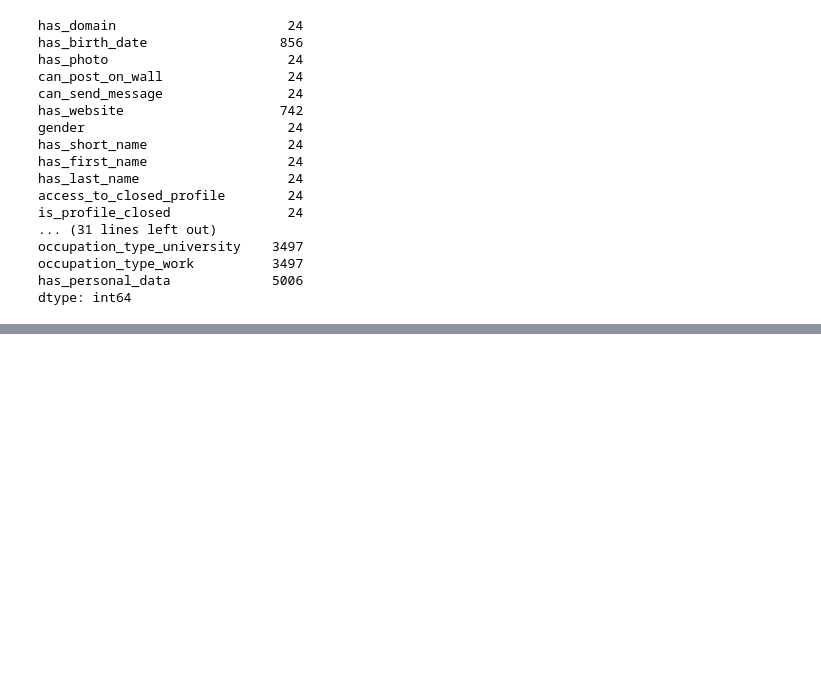
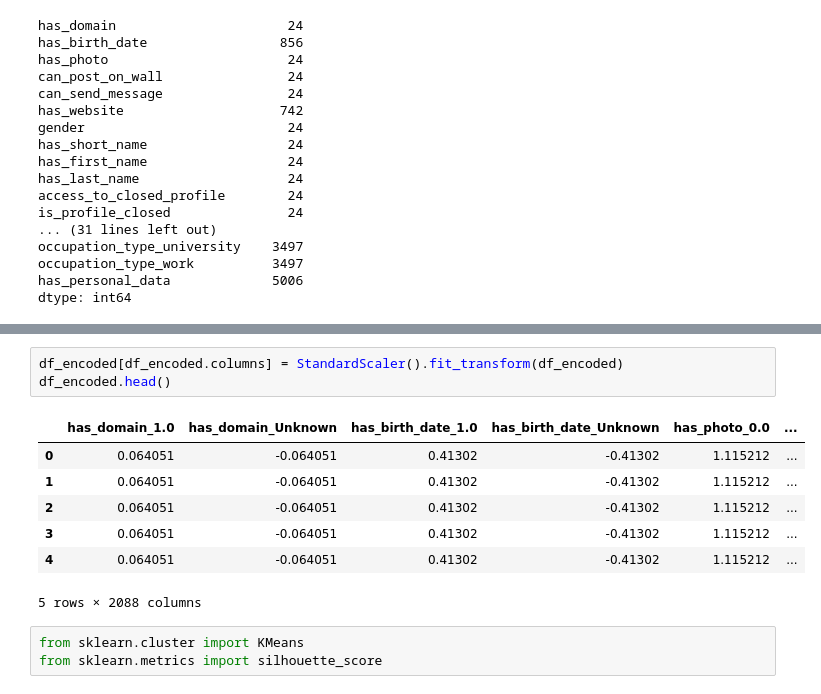
Before and after one commit to Foxtrot123-png/Kraggle, a Jupyter notebook: users-vs-bots-classification.ipynb, the cells around one changed output, grey strips where cells are left out. Drawn from its saved outputs; the diff is of its cells as text; blank space fills up the shorter version.

```diff
--- a/users-vs-bots-classification.ipynb
+++ b/users-vs-bots-classification.ipynb
@@ -178,0 +184,14 @@ df_encoded
+# %%
+df_encoded[df_encoded.columns] = StandardScaler().fit_transform(df_encoded)
+df_encoded.head()
+# %% [output]
+|  | has_domain_1.0 | has_domain_Unknown | has_birth_date_1.0 | has_birth_date_Unknown | has_photo_0.0 | ... |
+| 0 | 0.064051 | -0.064051 | 0.41302 | -0.41302 | 1.115212 | ... |
+| 1 | 0.064051 | -0.064051 | 0.41302 | -0.41302 | 1.115212 | ... |
+| 2 | 0.064051 | -0.064051 | 0.41302 | -0.41302 | 1.115212 | ... |
+| 3 | 0.064051 | -0.064051 | 0.41302 | -0.41302 | 1.115212 | ... |
+| 4 | 0.064051 | -0.064051 | 0.41302 | -0.41302 | 1.115212 | ... |
+5 rows × 2088 columns
+# %%
+from sklearn.cluster import KMeans
+from sklearn.metrics import silhouette_score
```
Also changed, not shown: parts of 12 cells of this notebook.
